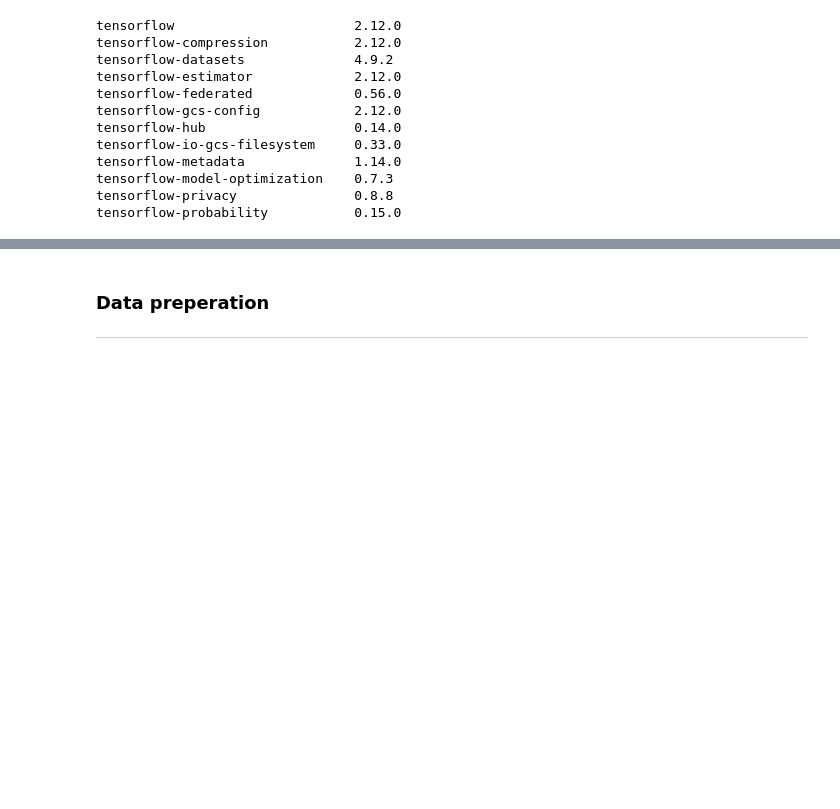
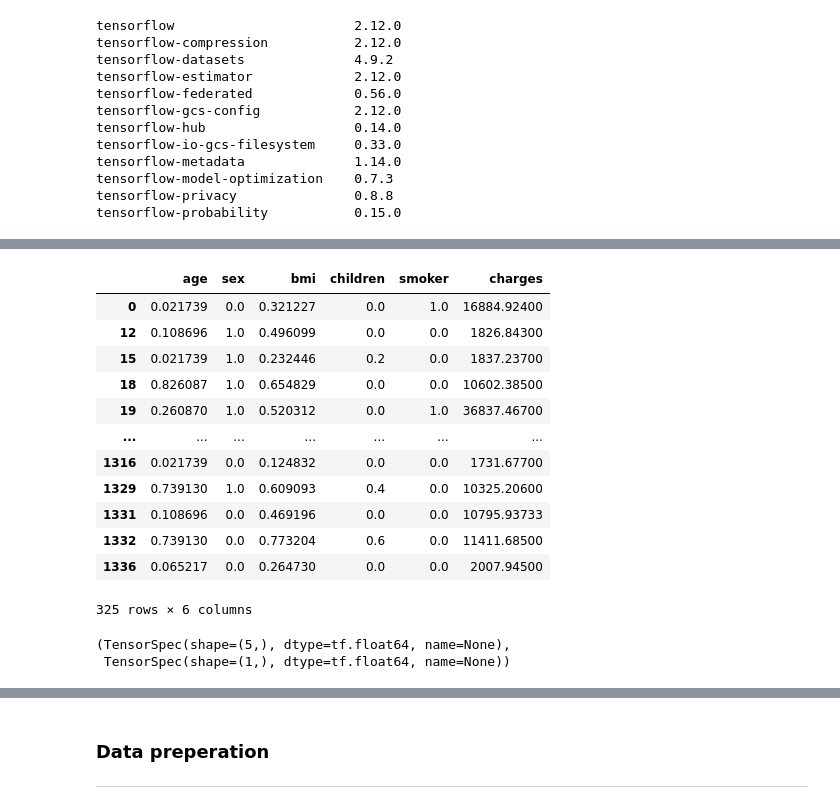
Before and after one commit to joshua-stock/fl-official-statistics, a Jupyter notebook: med-insurance/insurance_federated_tutorial.ipynb, the cells around one changed output, grey strips where cells are left out. Saved outputs shown, nothing was run; the diff lists cells and outputs as text; code cells hidden in the pictures; blank space fills up the shorter version.

```diff
--- a/med-insurance/insurance_federated_tutorial.ipynb
+++ b/med-insurance/insurance_federated_tutorial.ipynb
@@ -85,0 +95,17 @@ tensorflow-probability           0.15.0
+# %%
+from pycaret.datasets import get_data
+from sklearn.preprocessing import OrdinalEncoder, OneHotEncoder, MinMaxScaler
+import numpy as np
+import tensorflow as tf
+
+df_raw = get_data('insurance')
+
+df = df_raw.copy()
+
+df[['sex', 'smoker']] = OrdinalEncoder().fit_transform(
+    df[['sex', 'smoker']].astype('category'))
+
+df[['age', 'bmi', 'children']] = MinMaxScaler(
+  ).fit_transform(df[['age', 'bmi', 'children']])
+
+df.head()
@@ -85,0 +125,22 @@ tensorflow-probability           0.15.0
+# %%
+clients_var = 'region'
+df.loc[df[clients_var] == 'southwest', df.columns != clients_var]
+# %% [output]
+|  | age | sex | bmi | children | smoker | charges |
+| 0 | 0.021739 | 0.0 | 0.321227 | 0.0 | 1.0 | 16884.92400 |
+| 12 | 0.108696 | 1.0 | 0.496099 | 0.0 | 0.0 | 1826.84300 |
+| 15 | 0.021739 | 1.0 | 0.232446 | 0.2 | 0.0 | 1837.23700 |
+| 18 | 0.826087 | 1.0 | 0.654829 | 0.0 | 0.0 | 10602.38500 |
+| 19 | 0.260870 | 1.0 | 0.520312 | 0.0 | 1.0 | 36837.46700 |
+| ... | ... | ... | ... | ... | ... | ... |
+| 1316 | 0.021739 | 0.0 | 0.124832 | 0.0 | 0.0 | 1731.67700 |
+| 1329 | 0.739130 | 1.0 | 0.609093 | 0.4 | 0.0 | 10325.20600 |
+| 1331 | 0.108696 | 0.0 | 0.469196 | 0.0 | 0.0 | 10795.93733 |
+| 1332 | 0.739130 | 0.0 | 0.773204 | 0.6 | 0.0 | 11411.68500 |
+| 1336 | 0.065217 | 0.0 | 0.264730 | 0.0 | 0.0 | 2007.94500 |
+325 rows × 6 columns
+# %%
+train_data_fed[0].element_spec
+# %% [output]
+(TensorSpec(shape=(5,), dtype=tf.float64, name=None),
+ TensorSpec(shape=(1,), dtype=tf.float64, name=None))
```
Also changed, not shown: parts of 15 cells of this notebook.
